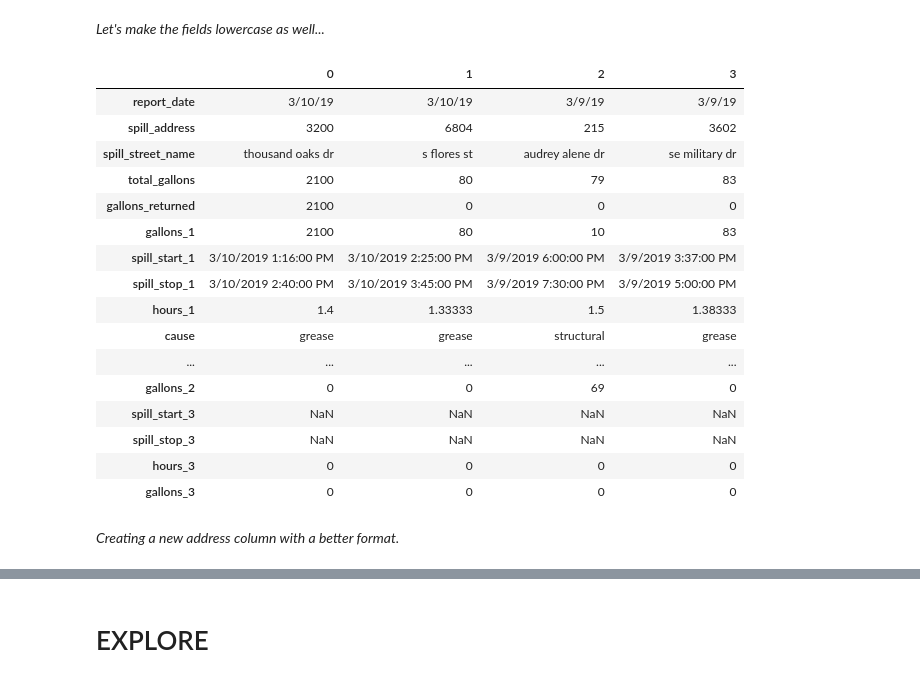
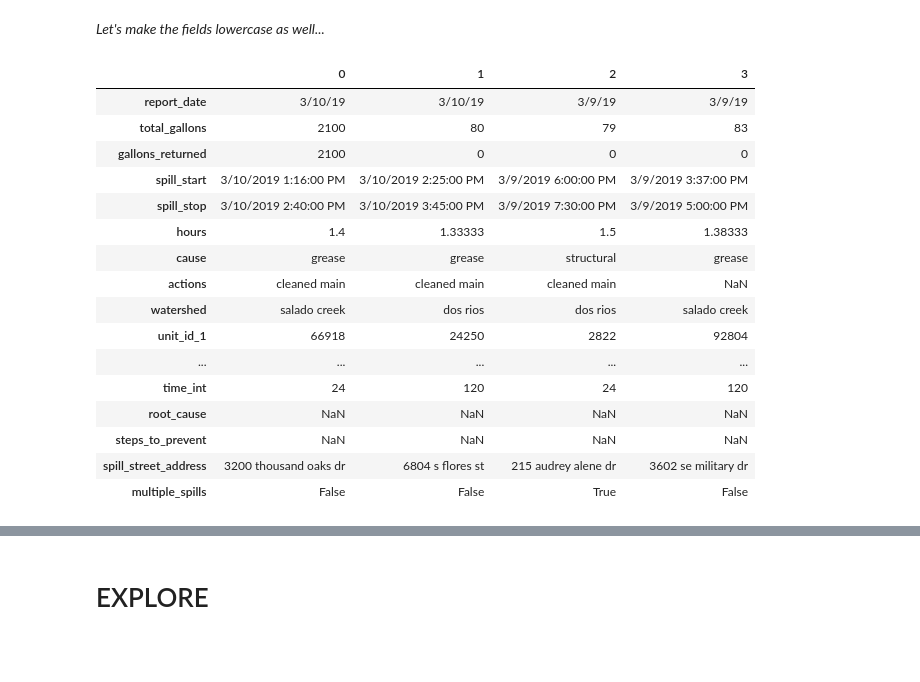
Before and after one commit to codeupada1/san-antonio-datathon-2019, a Jupyter notebook: master.ipynb, the cells around one changed output, grey strips where cells are left out. Cells and saved outputs as stored; diff of their text form; code cells hidden in the pictures; blank space fills up the shorter version.

```diff
--- a/master.ipynb
+++ b/master.ipynb
@@ -337,0 +341,3 @@ df1.head(4).T
+# %%
+df1['spill_street_address'] = df1['spill_address'].map(str)+ ' ' + df1['spill_street_name']
+df1.head(4).T
@@ -337,0 +403,3 @@ df1.head(4).T
+# %%
+df1['multiple_spills'] = np.where(df1['spill_start_2'].isnull(), False, True)
+df1
@@ -337,0 +425,12 @@ df1.head(4).T
+# %%
+df1 = df1.drop(columns=['spill_start_2',
+                        'spill_stop_2',
+                        'hours_2',
+                        'gallons_2',
+                        'spill_start_3',
+                        'spill_stop_3',
+                        'hours_3',
+                        'gallons_3',
+                        'gallons_1'
+                     ])
+df1
@@ -338,36 +456,37 @@ df1.head(4).T
+# %%
+df1 = df1.rename(index=str, columns={"spill_start_1": "spill_start",
+                               "spill_stop_1": "spill_stop",
+                               "hours_1": "hours"})
 # %% [markdown]
 _Let's make the fields lowercase as well..._
 # %%
-df1 = lowercase_columm(df1, 'spill_street_name',
-                 'spill_address_full',
-                 'unit_type',
+df1 = lowercase_columm(df1, 'unit_type',
                  'asset_type',
                  'cause',
-                 'comments',
                  'actions',
                  'watershed',
                  'discharge_to',
                  'discharge_route',
-                 'pipe_type'
+                 'pipe_type',
+                 'root_cause',
+                 'spill_street_address'
                 )
 df1.head(4).T
 # %% [output]
 |  | 0 | 1 | 2 | 3 |
 | report_date | 3/10/19 | 3/10/19 | 3/9/19 | 3/9/19 |
-| spill_address | 3200 | 6804 | 215 | 3602 |
-| spill_street_name | thousand oaks dr | s flores st | audrey alene dr | se military dr |
 | total_gallons | 2100 | 80 | 79 | 83 |
 | gallons_returned | 2100 | 0 | 0 | 0 |
-| gallons_1 | 2100 | 80 | 10 | 83 |
-| spill_start_1 | 3/10/2019 1:16:00 PM | 3/10/2019 2:25:00 PM | 3/9/2019 6:00:00 PM | 3/9/2019 3:37:00 PM |
-| spill_stop_1 | 3/10/2019 2:40:00 PM | 3/10/2019 3:45:00 PM | 3/9/2019 7:30:00 PM | 3/9/2019 5:00:00 PM |
-| hours_1 | 1.4 | 1.33333 | 1.5 | 1.38333 |
+| spill_start | 3/10/2019 1:16:00 PM | 3/10/2019 2:25:00 PM | 3/9/2019 6:00:00 PM | 3/9/2019 3:37:00 PM |
+| spill_stop | 3/10/2019 2:40:00 PM | 3/10/2019 3:45:00 PM | 3/9/2019 7:30:00 PM | 3/9/2019 5:00:00 PM |
+| hours | 1.4 | 1.33333 | 1.5 | 1.38333 |
 | cause | grease | grease | structural | grease |
+| actions | cleaned main | cleaned main | cleaned main | NaN |
+| watershed | salado creek | dos rios | dos rios | salado creek |
+| unit_id_1 | 66918 | 24250 | 2822 | 92804 |
 | ... | ... | ... | ... | ... |
-| gallons_2 | 0 | 0 | 69 | 0 |
-| spill_start_3 | NaN | NaN | NaN | NaN |
-| spill_stop_3 | NaN | NaN | NaN | NaN |
-| hours_3 | 0 | 0 | 0 | 0 |
-| gallons_3 | 0 | 0 | 0 | 0 |
+| time_int | 24 | 120 | 24 | 120 |
+| root_cause | NaN | NaN | NaN | NaN |
+| steps_to_prevent | NaN | NaN | NaN | NaN |
+| spill_street_address | 3200 thousand oaks dr | 6804 s flores st | 215 audrey alene dr | 3602 se military dr |
+| multiple_spills | False | False | True | False |
-# %% [markdown]
-_Creating a new address column with a better format._
```
Also changed, not shown: parts of 32 cells of this notebook.
